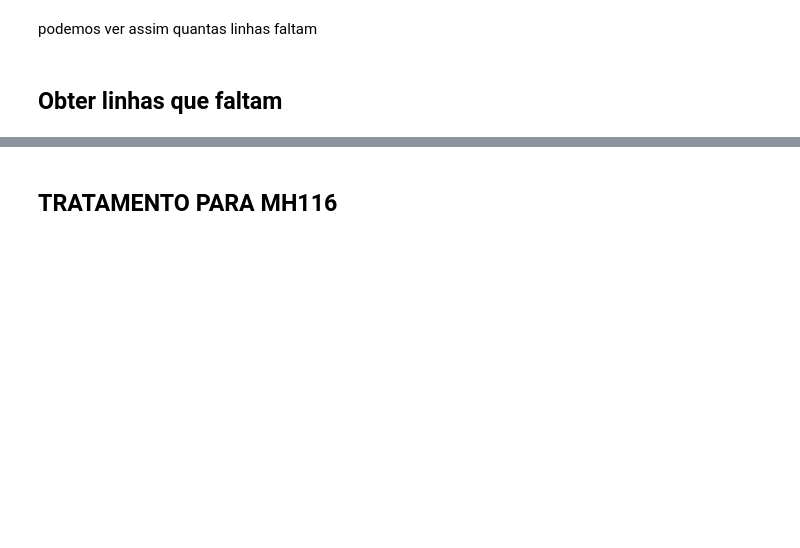
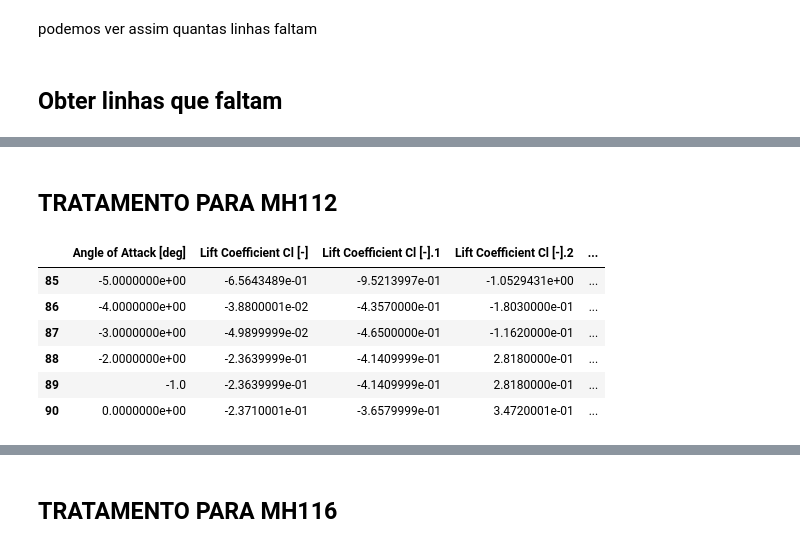
Before and after one commit to Pedro-pb-coder/polars.Qblade, a Jupyter notebook: polares.all.ipynb, the cells around one changed output, grey strips where cells are left out. Drawn from its saved outputs; the diff is of its cells as text; code cells hidden in the pictures; blank space fills up the shorter version.

```diff
--- a/polares.all.ipynb
+++ b/polares.all.ipynb
@@ -113,0 +179,32 @@ df_cd.iloc[95:105]
+# %% [markdown]
+## TRATAMENTO PARA MH112
+# %%
+## alterações em CL
+
+# alterar incorreto cl -1
+#import pandas as pd
+# add a line between line 88 and 89 that is the same as line 88
+
+# Supondo que 'df' é o seu DataFrame
+
+# Separar o topo, a linha a duplicar, e o restante
+top = df_cl.iloc[:89]                      # inclui até a linha 88
+duplicate_row = df_cl.iloc[[88]].copy()   # linha 88 (como DataFrame)
+bottom = df_cl.iloc[89:]                  # da linha 89 em diante
+
+# Concatenar tudo
+df_cl = pd.concat([top, duplicate_row, bottom]).reset_index(drop=True)
+# alterar valor do grau -1
+df_cl.iloc[89, 0] = -1.0000000e+00
+
+# show
+
+df_cl.iloc[85:91]
+# %% [output]
+|  | Angle of Attack [deg] | Lift Coefficient Cl [-] | Lift Coefficient Cl [-].1 | Lift Coefficient Cl [-].2 | ... |
+| 85 | -5.0000000e+00 | -6.5643489e-01 | -9.5213997e-01 | -1.0529431e+00 | ... |
+| 86 | -4.0000000e+00 | -3.8800001e-02 | -4.3570000e-01 | -1.8030000e-01 | ... |
+| 87 | -3.0000000e+00 | -4.9899999e-02 | -4.6500000e-01 | -1.1620000e-01 | ... |
+| 88 | -2.0000000e+00 | -2.3639999e-01 | -4.1409999e-01 | 2.8180000e-01 | ... |
+| 89 | -1.0 | -2.3639999e-01 | -4.1409999e-01 | 2.8180000e-01 | ... |
+| 90 | 0.0000000e+00 | -2.3710001e-01 | -3.6579999e-01 | 3.4720001e-01 | ... |
```
Also changed, not shown: parts of 12 cells of this notebook.
